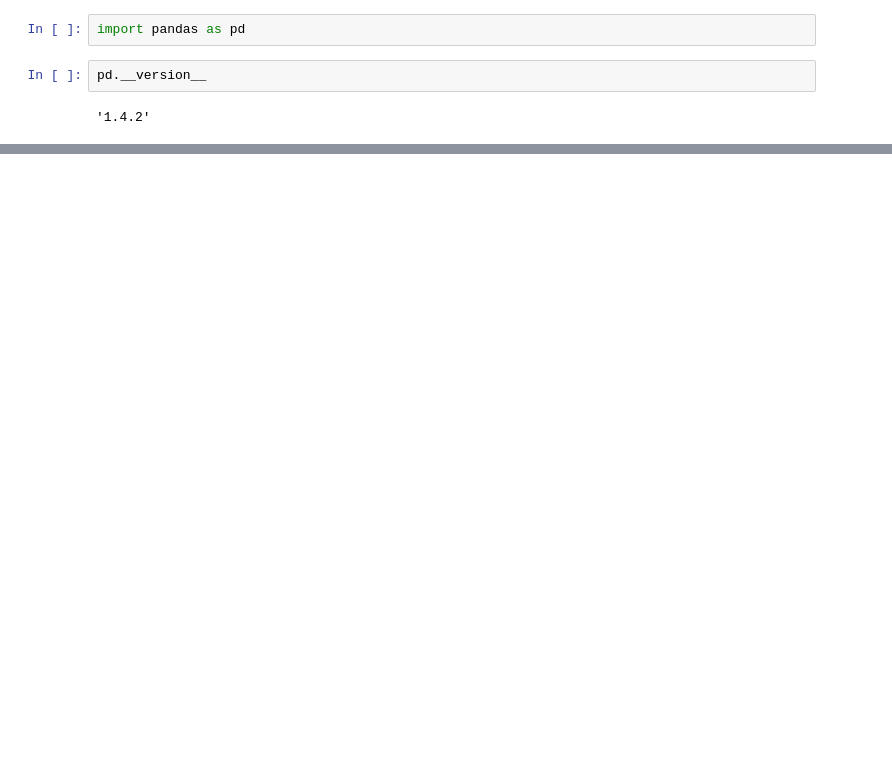
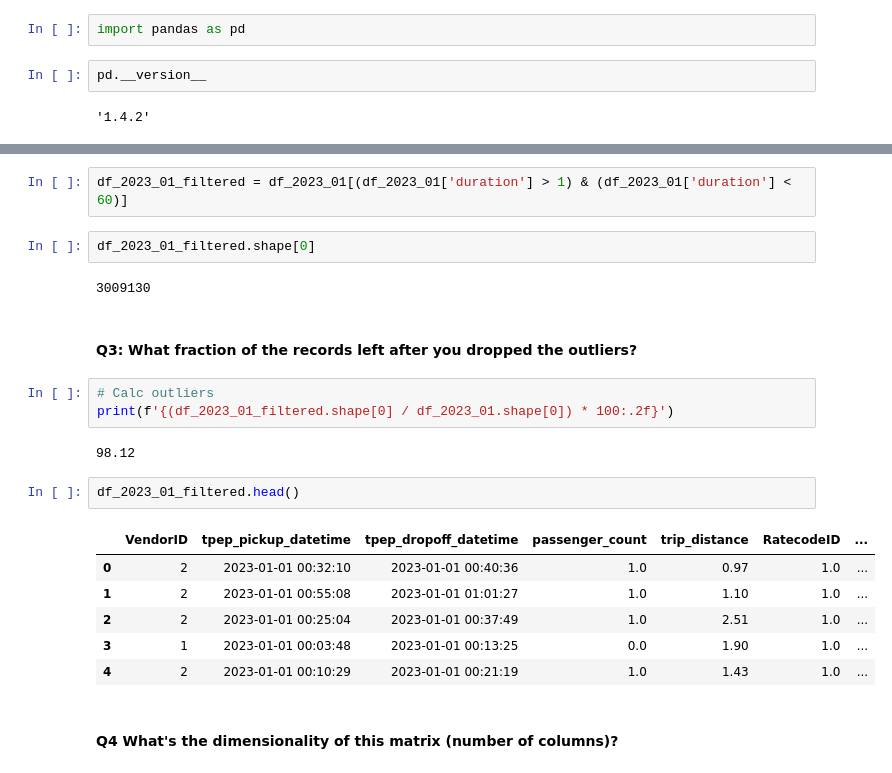
Before and after one commit to elgrassa/mlops-zoomcamp, a Jupyter notebook: 01-intro/homework.ipynb, the cells around one changed output, grey strips where cells are left out. Cells and saved outputs as stored; diff of their text form; blank space fills up the shorter version.

```diff
--- a/01-intro/homework.ipynb
+++ b/01-intro/homework.ipynb
@@ -16,0 +114,24 @@ Successfully installed pyarrow-16.1.0
+# %%
+df_2023_01_filtered = df_2023_01[(df_2023_01['duration'] > 1) & (df_2023_01['duration'] < 60)]
+# %%
+df_2023_01_filtered.shape[0]
+# %% [output]
+3009130
+# %% [markdown]
+#### Q3: What fraction of the records left after you dropped the outliers?
+# %%
+# Calc outliers
+print(f'{(df_2023_01_filtered.shape[0] / df_2023_01.shape[0]) * 100:.2f}')
+# %% [output]
+98.12
+# %%
+df_2023_01_filtered.head()
+# %% [output]
+|  | VendorID | tpep_pickup_datetime | tpep_dropoff_datetime | passenger_count | trip_distance | RatecodeID | ... |
+| 0 | 2 | 2023-01-01 00:32:10 | 2023-01-01 00:40:36 | 1.0 | 0.97 | 1.0 | ... |
+| 1 | 2 | 2023-01-01 00:55:08 | 2023-01-01 01:01:27 | 1.0 | 1.10 | 1.0 | ... |
+| 2 | 2 | 2023-01-01 00:25:04 | 2023-01-01 00:37:49 | 1.0 | 2.51 | 1.0 | ... |
+| 3 | 1 | 2023-01-01 00:03:48 | 2023-01-01 00:13:25 | 0.0 | 1.90 | 1.0 | ... |
+| 4 | 2 | 2023-01-01 00:10:29 | 2023-01-01 00:21:19 | 1.0 | 1.43 | 1.0 | ... |
+# %% [markdown]
+#### Q4 What's the dimensionality of this matrix (number of columns)?
```
Also changed, not shown: parts of 18 cells of this notebook.
